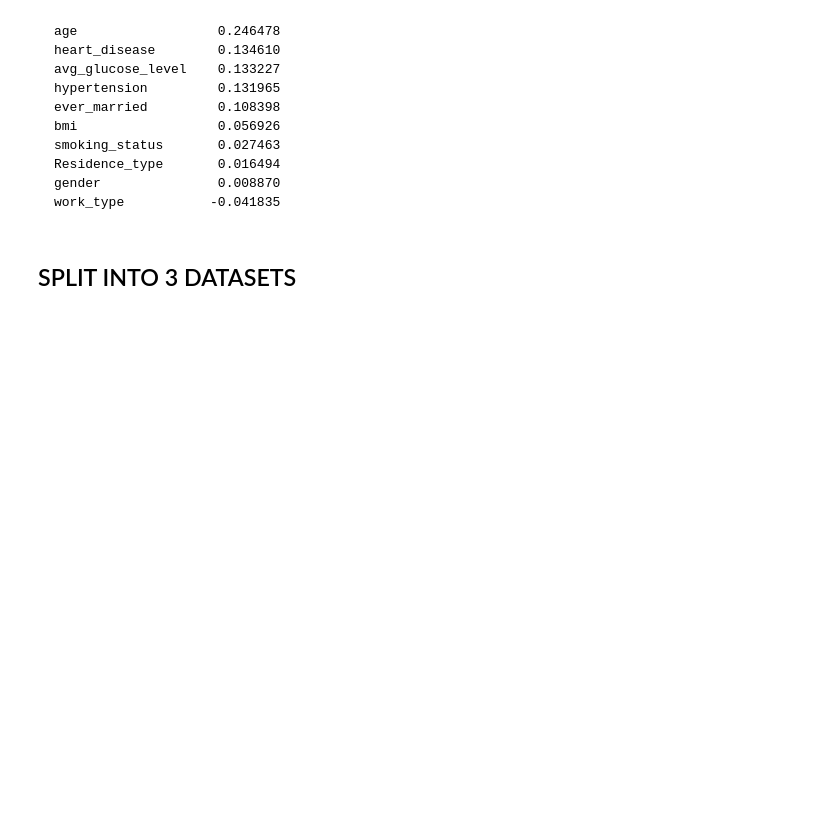
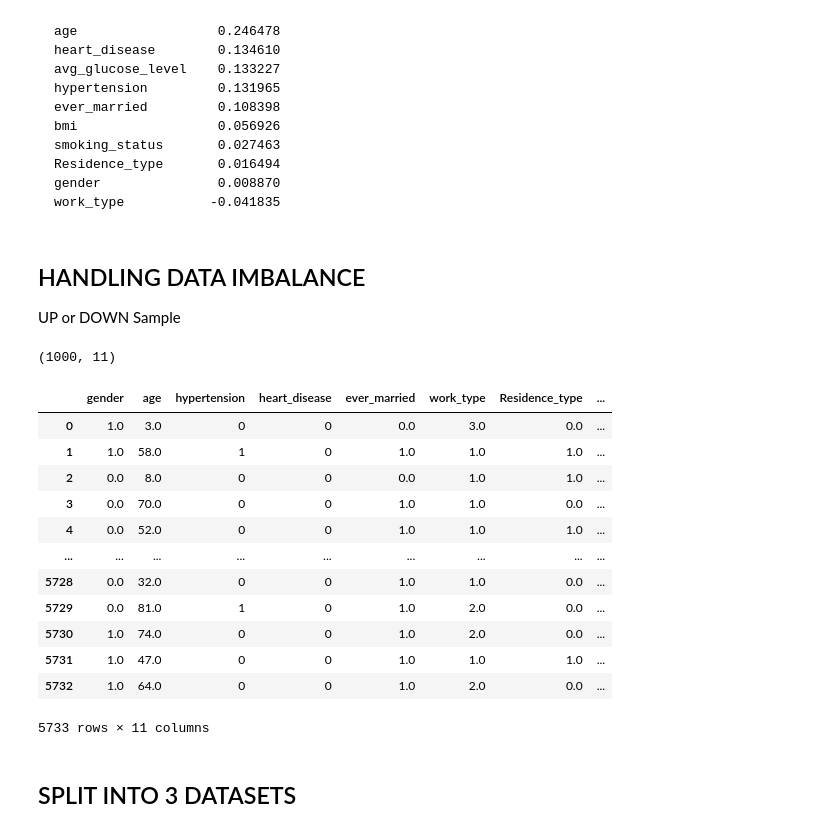
Before and after one commit to KishanBapodra/Brain-Tumor-Detection-ML, a Jupyter notebook: Week 2 - Lab.ipynb, the cells around one changed output. Saved outputs shown, nothing was run; the diff lists cells and outputs as text; code cells hidden in the pictures; blank space fills up the shorter version.

Commit message:
fixed imbalance

```diff
--- a/Week 2 - Lab.ipynb
+++ b/Week 2 - Lab.ipynb
@@ -359,3 +364,7 @@ The above shows up as NaN because there is no change in the value of Stroke no m
     Residence_type       0.016494
     gender               0.008870
     work_type           -0.041835
+# %% [markdown]
+## HANDLING DATA IMBALANCE
+
+UP or DOWN Sample
@@ -362,3 +373,32 @@ The above shows up as NaN because there is no change in the value of Stroke no m
+# %%
+df_minority = stroke.copy()
+df_majority = no_stroke.copy()
+
+#Upsample minority class
+df_minority_upsampled = resample(df_minority,
+                                 replace=True,
+                                 n_samples=1000)
+df_minority_upsampled.shape
+# %% [output]
+(1000, 11)
+# %%
+df_sampled = pd.concat([df_majority, df_minority_upsampled])
+df_sampled.reset_index(drop=True, inplace=True)
+df_sampled
+# %% [output]
+|  | gender | age | hypertension | heart_disease | ever_married | work_type | Residence_type | ... |
+| 0 | 1.0 | 3.0 | 0 | 0 | 0.0 | 3.0 | 0.0 | ... |
+| 1 | 1.0 | 58.0 | 1 | 0 | 1.0 | 1.0 | 1.0 | ... |
+| 2 | 0.0 | 8.0 | 0 | 0 | 0.0 | 1.0 | 1.0 | ... |
+| 3 | 0.0 | 70.0 | 0 | 0 | 1.0 | 1.0 | 0.0 | ... |
+| 4 | 0.0 | 52.0 | 0 | 0 | 1.0 | 1.0 | 1.0 | ... |
+| ... | ... | ... | ... | ... | ... | ... | ... | ... |
+| 5728 | 0.0 | 32.0 | 0 | 0 | 1.0 | 1.0 | 0.0 | ... |
+| 5729 | 0.0 | 81.0 | 1 | 0 | 1.0 | 2.0 | 0.0 | ... |
+| 5730 | 1.0 | 74.0 | 0 | 0 | 1.0 | 2.0 | 0.0 | ... |
+| 5731 | 1.0 | 47.0 | 0 | 0 | 1.0 | 1.0 | 1.0 | ... |
+| 5732 | 1.0 | 64.0 | 0 | 0 | 1.0 | 2.0 | 0.0 | ... |
+5733 rows × 11 columns
 # %% [markdown]
 ## SPLIT INTO 3 DATASETS
 # %% [markdown]
```
Also changed, not shown: parts of 15 cells of this notebook.
